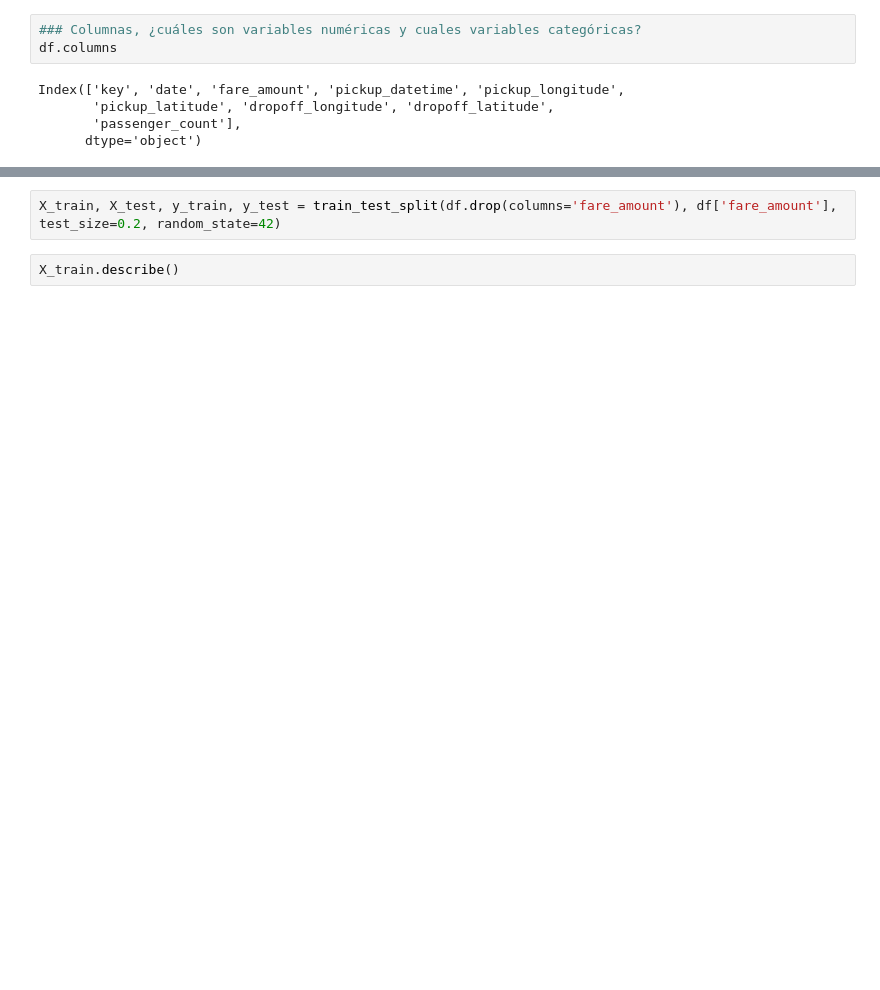
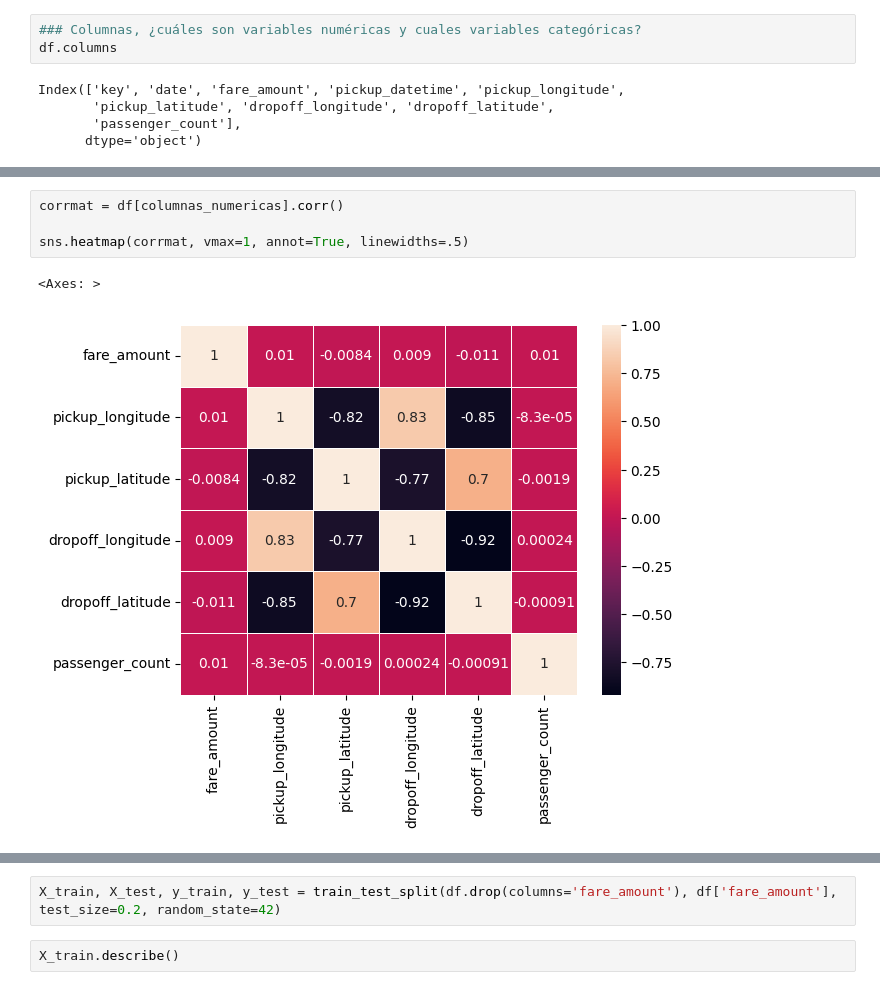
Before and after one commit to juanachies/AA1-TUIA-2025C1-Chies-Palacio, a Jupyter notebook: TP-Regresion-AA1.ipynb, the cells around one changed output, grey strips where cells are left out. Drawn from its saved outputs; the diff is of its cells as text; blank space fills up the shorter version.

```diff
--- a/TP-Regresion-AA1.ipynb
+++ b/TP-Regresion-AA1.ipynb
@@ -76,0 +179,7 @@ memory usage: 13.7+ MB
+# %%
+corrmat = df[columnas_numericas].corr()
+
+sns.heatmap(corrmat, vmax=1, annot=True, linewidths=.5)
+# %% [output]
+<Axes: >
+[figure, added]
```
Also changed, not shown: parts of 24 cells of this notebook, 1 other file.
